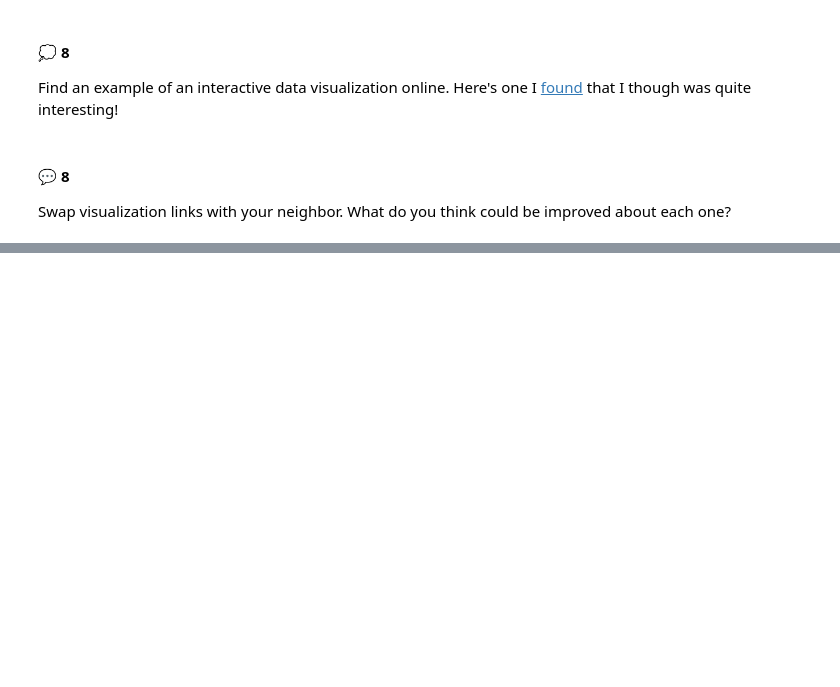
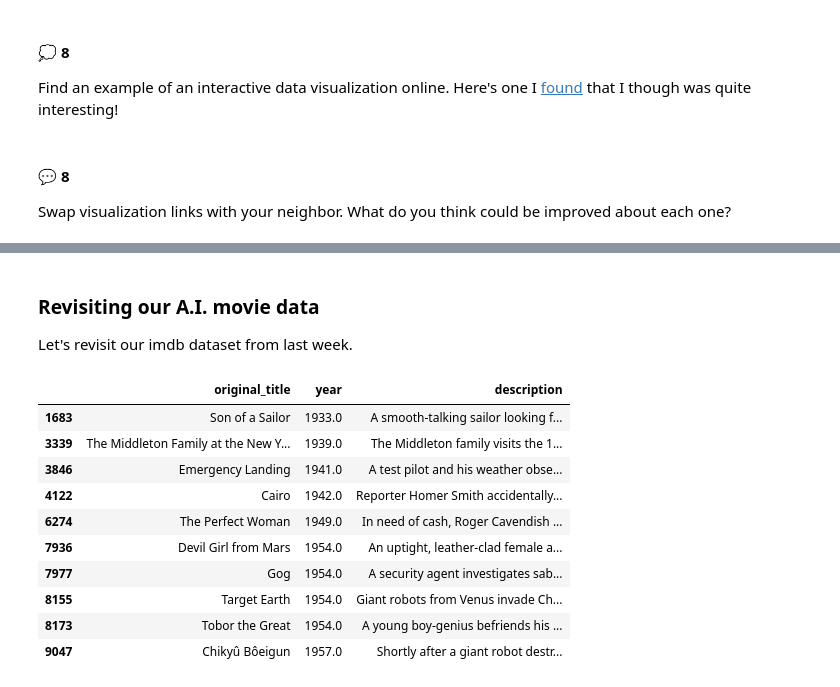
Before and after one commit to wesleybeckner/technin510, a Jupyter notebook: technin510/Week 2/Technin510_S2_What_is_Data_Science.ipynb, the cells around one changed output, grey strips where cells are left out. Drawn from its saved outputs; the diff is of its cells as text; code cells hidden in the pictures; blank space fills up the shorter version.

```diff
--- a/technin510/Week 2/Technin510_S2_What_is_Data_Science.ipynb
+++ b/technin510/Week 2/Technin510_S2_What_is_Data_Science.ipynb
@@ -282,3 +292,22 @@ Swap visualization links with your neighbor. What do you think could be improved
 
 <p align=center>
 <img src="https://raw.githubusercontent.com/wesleybeckner/technology_explorers/main/assets/data_science/ds20.png"></img>
+# %% [markdown]
+### Revisiting our A.I. movie data
+
+Let's revisit our imdb dataset from last week.
+# %%
+df.loc[(df['description'].str.contains('artificial intelligence|a\.i\.|robot',
+                                       na=False))][['original_title', 'year', 'description']][:10]
+# %% [output]
+|  | original_title | year | description |
+| 1683 | Son of a Sailor | 1933.0 | A smooth-talking sailor looking f... |
+| 3339 | The Middleton Family at the New Y... | 1939.0 | The Middleton family visits the 1... |
+| 3846 | Emergency Landing | 1941.0 | A test pilot and his weather obse... |
+| 4122 | Cairo | 1942.0 | Reporter Homer Smith accidentally... |
+| 6274 | The Perfect Woman | 1949.0 | In need of cash, Roger Cavendish ... |
+| 7936 | Devil Girl from Mars | 1954.0 | An uptight, leather-clad female a... |
+| 7977 | Gog | 1954.0 | A security agent investigates sab... |
+| 8155 | Target Earth | 1954.0 | Giant robots from Venus invade Ch... |
+| 8173 | Tobor the Great | 1954.0 | A young boy-genius befriends his ... |
+| 9047 | Chikyû Bôeigun | 1957.0 | Shortly after a giant robot destr... |
```
Also changed, not shown: parts of 14 cells of this notebook.
